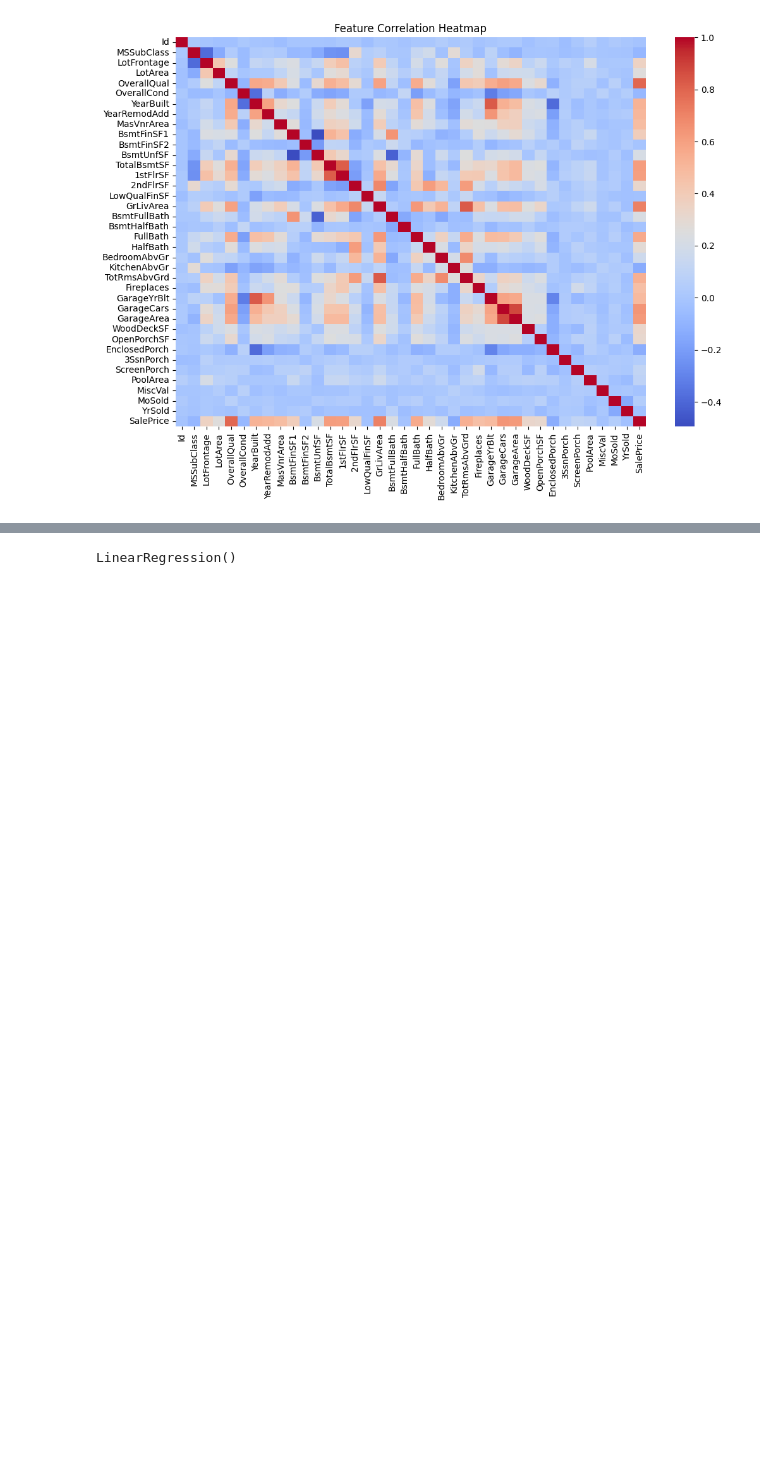
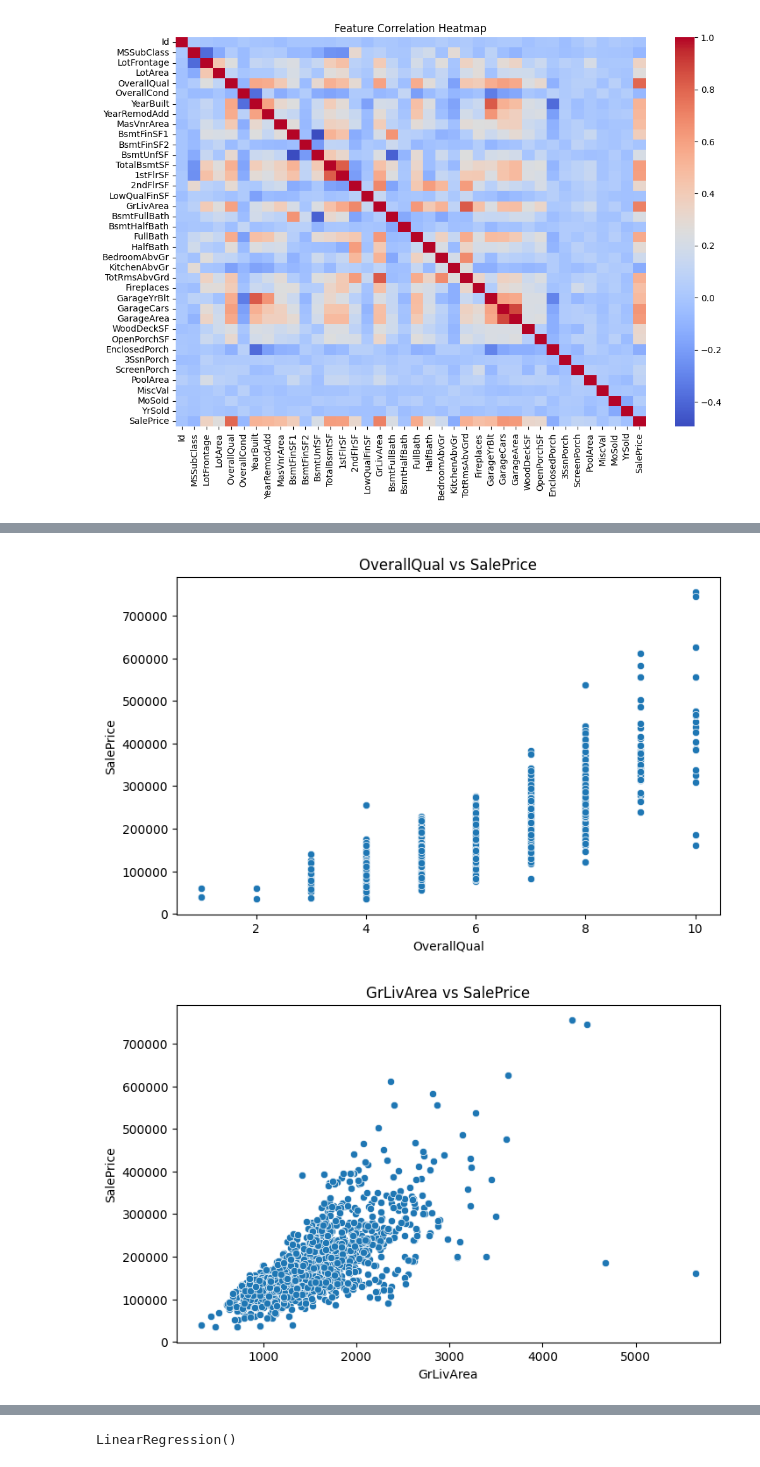
Before and after one commit to RaghavAgarwal-01/house-price-prediction, a Jupyter notebook: notebooks/eda.ipynb, the cells around one changed output, grey strips where cells are left out. Drawn from its saved outputs; the diff is of its cells as text; code cells hidden in the pictures; blank space fills up the shorter version.

```diff
--- a/notebooks/eda.ipynb
+++ b/notebooks/eda.ipynb
@@ -325,0 +235,13 @@ X_train, X_test, y_train, y_test = train_test_split(
+# %%
+important_features = ["OverallQual", "GrLivArea", "GarageCars", "TotalBsmtSF"]
+
+for feature in important_features:
+    plt.figure(figsize=(8, 5))
+    sns.scatterplot(x=df[feature], y=df["SalePrice"])
+    plt.title(f"{feature} vs SalePrice")
+    plt.xlabel(feature)
+    plt.ylabel("SalePrice")
+    plt.show()
+# %% [output]
+[figure, added]
+[figure, added]
```
Also changed, not shown: parts of 58 cells of this notebook.
